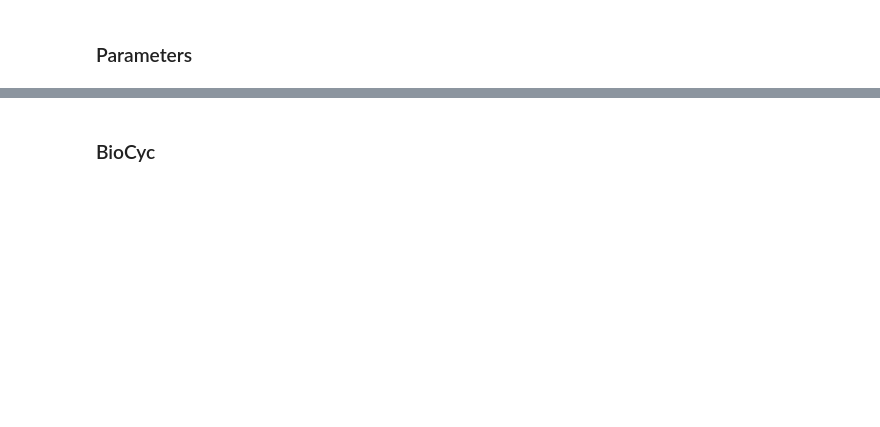
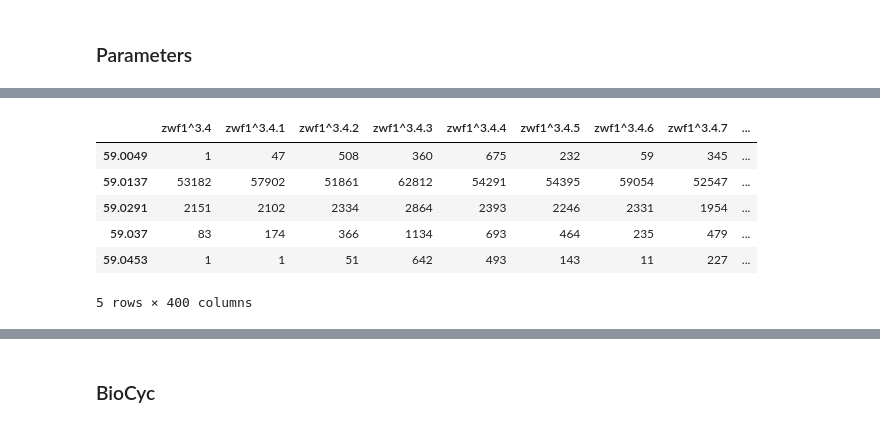
Before and after one commit to win7/GNN_Unsupervised, a Jupyter notebook: processing_biocyc.ipynb, the cells around one changed output, grey strips where cells are left out. Drawn from its saved outputs; the diff is of its cells as text; code cells hidden in the pictures; blank space fills up the shorter version.

```diff
--- a/processing_biocyc.ipynb
+++ b/processing_biocyc.ipynb
@@ -134,0 +74,13 @@ time: 3.78 ms (started: 2023-05-22 15:14:36 -05:00)
+# %%
+# load dataset groups
+df_join_raw = pd.read_csv("input/{}_raw.csv".format(exp), index_col=0)
+df_join_raw.index = df_join_raw.index.astype("str")
+df_join_raw.head()
+# %% [output]
+|  | zwf1^3.4 | zwf1^3.4.1 | zwf1^3.4.2 | zwf1^3.4.3 | zwf1^3.4.4 | zwf1^3.4.5 | zwf1^3.4.6 | zwf1^3.4.7 | ... |
+| 59.0049 | 1 | 47 | 508 | 360 | 675 | 232 | 59 | 345 | ... |
+| 59.0137 | 53182 | 57902 | 51861 | 62812 | 54291 | 54395 | 59054 | 52547 | ... |
+| 59.0291 | 2151 | 2102 | 2334 | 2864 | 2393 | 2246 | 2331 | 1954 | ... |
+| 59.037 | 83 | 174 | 366 | 1134 | 693 | 464 | 235 | 479 | ... |
+| 59.0453 | 1 | 1 | 51 | 642 | 493 | 143 | 11 | 227 | ... |
+5 rows × 400 columns
```
Also changed, not shown: parts of 65 cells of this notebook, 6 other files.
